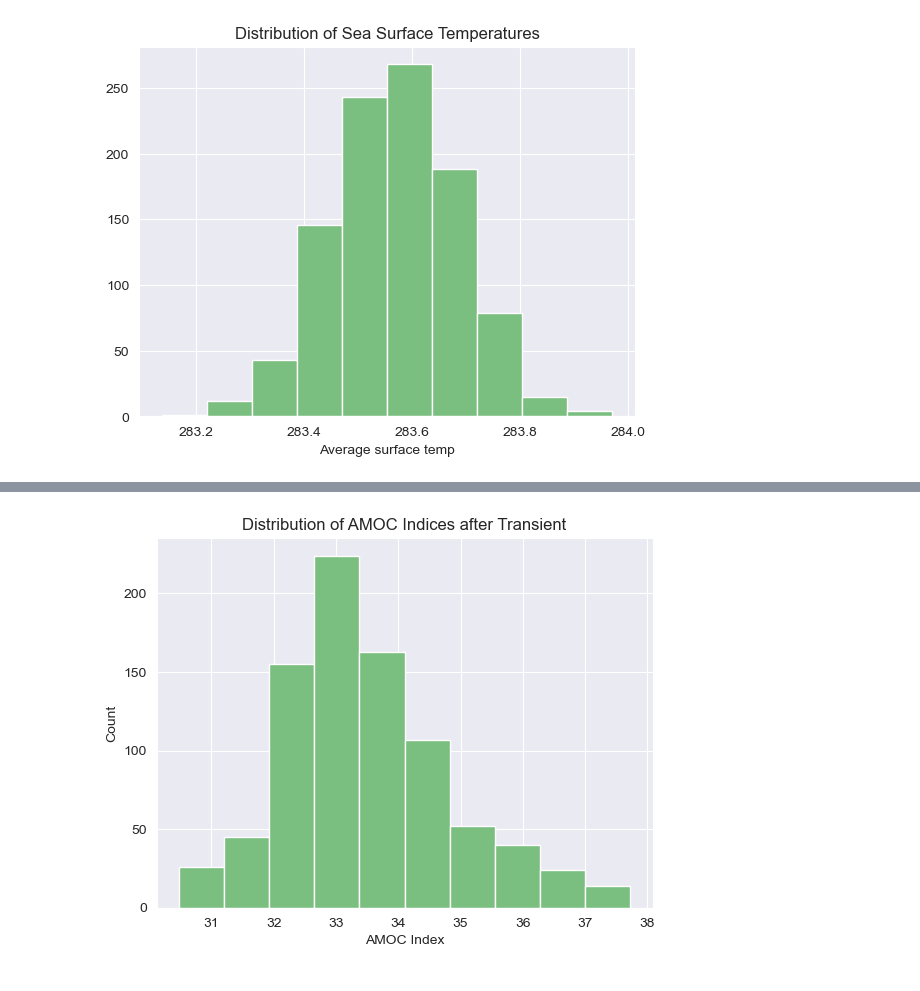
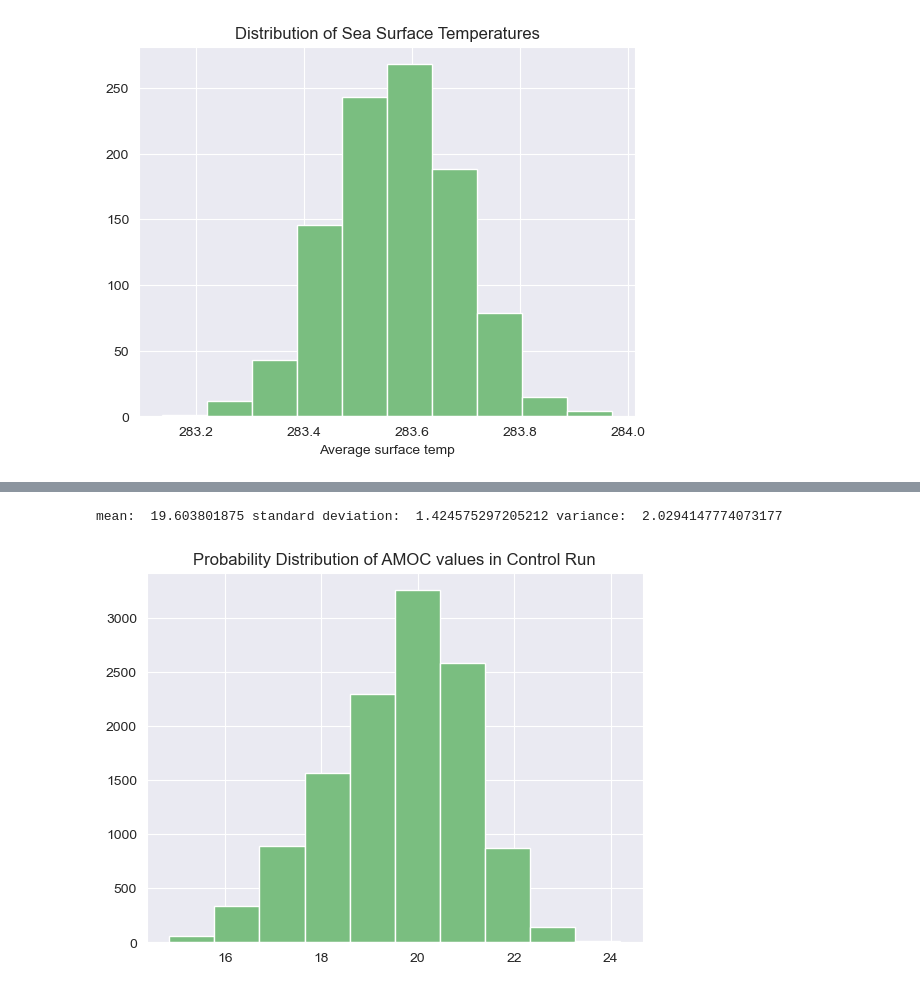
Before and after one commit to amethystaurora-robo/control_run_analysis, a Jupyter notebook: amoc_analysis.ipynb, the cells around one changed output, grey strips where cells are left out. Cells and saved outputs as stored; diff of their text form; code cells hidden in the pictures.

```diff
--- a/amoc_analysis.ipynb
+++ b/amoc_analysis.ipynb
@@ -104,8 +111,18 @@ plt.savefig('simulation_notransient.png')
-# %%
-plt.hist(amoc_cut['AMOC Index'])
-plt.title("Distribution of AMOC Indices after Transient")
-plt.xlabel("AMOC Index")
-plt.ylabel("Count")
-plt.savefig('PDF_amoc_cut.png')
-# %% [output]
-[figure, removed]
+# %%
+#find mean and standard deviation for Amoc index
+
+#put amoc values in arrays for handling
+amoc_list = amoc['AMOC index'].tolist()
+#find mean and standard deviation
+control_mean = np.mean(amoc_list)
+control_std_dev = np.std(amoc_list)
+control_variance = np.var(amoc_list)
+print('mean: ',control_mean,'standard deviation: ',control_std_dev,'variance: ',control_variance)
+# %% [output]
+mean:  19.603801875 standard deviation:  1.424575297205212 variance:  2.0294147774073177
+# %%
+plt.hist(amoc_list)
+plt.title('Probability Distribution of AMOC values in Control Run')
+plt.savefig('control_hist.png')
+# %% [output]
+[figure, added]
```
Also changed, not shown: parts of 9 cells of this notebook.
